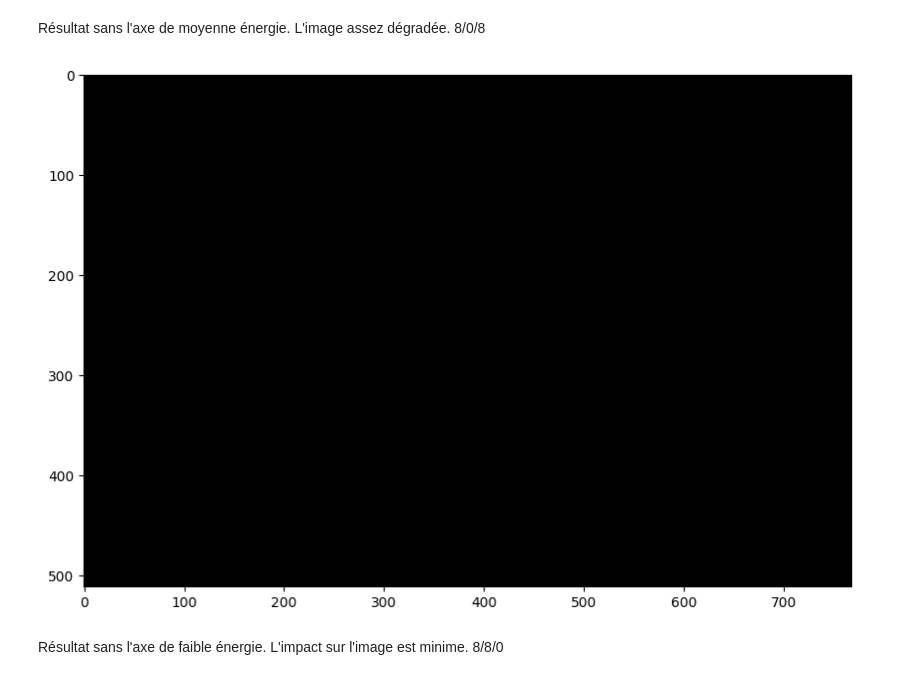
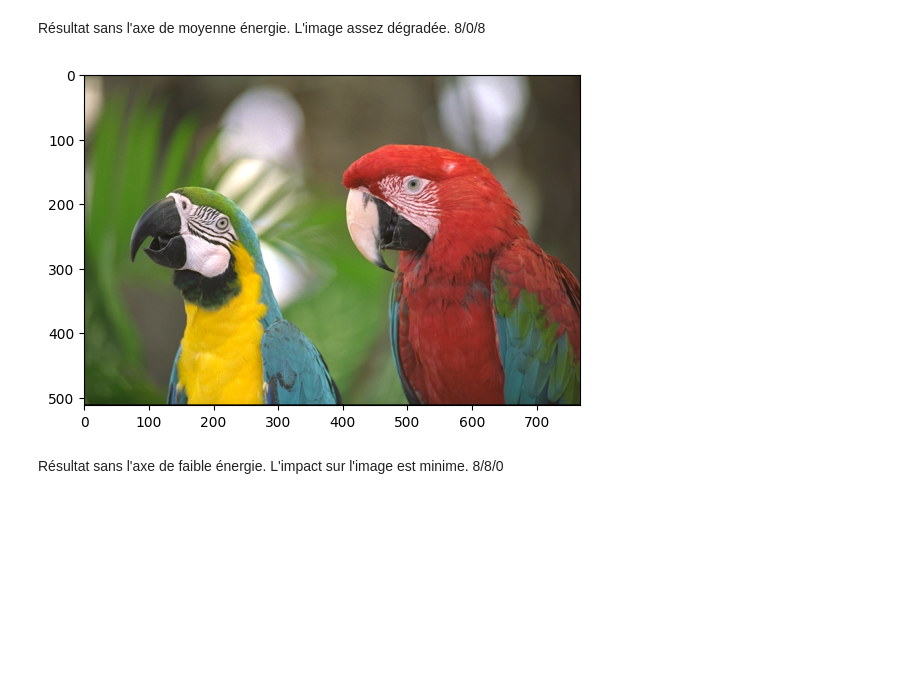
Before and after one commit to Za4khnissi/INF8770, a Jupyter notebook: TP2/transformeKL_RGB.ipynb, the cells around one changed output. Saved outputs shown, nothing was run; the diff lists cells and outputs as text; code cells hidden in the pictures; blank space fills up the shorter version.

```diff
--- a/TP2/transformeKL_RGB.ipynb
+++ b/TP2/transformeKL_RGB.ipynb
@@ -150,12 +171,8 @@ ValueError: Since image dtype is floating point, you must specify the data_range
 # %% [markdown]
 Résultat sans l'axe de moyenne énergie. L'image assez dégradée. 8/0/8
-# %%
-fig2 = py.figure(figsize = (10,10))
-imageout = np.clip(imageRGBsansAxe1,0,255)
-imageout= imageout.astype('uint8')
-py.imshow(imageout)
-py.show()
-# %% [output]
-[figure, removed]
+# %%
+showPicture(image, eigvec, MoyR, MoyG, MoyB, [8,0,8])
+# %% [output]
+[figure, added]
 # %% [markdown]
 Résultat sans l'axe de faible énergie. L'impact sur l'image est minime. 8/8/0
```
Also changed, not shown: parts of 8 cells of this notebook.
